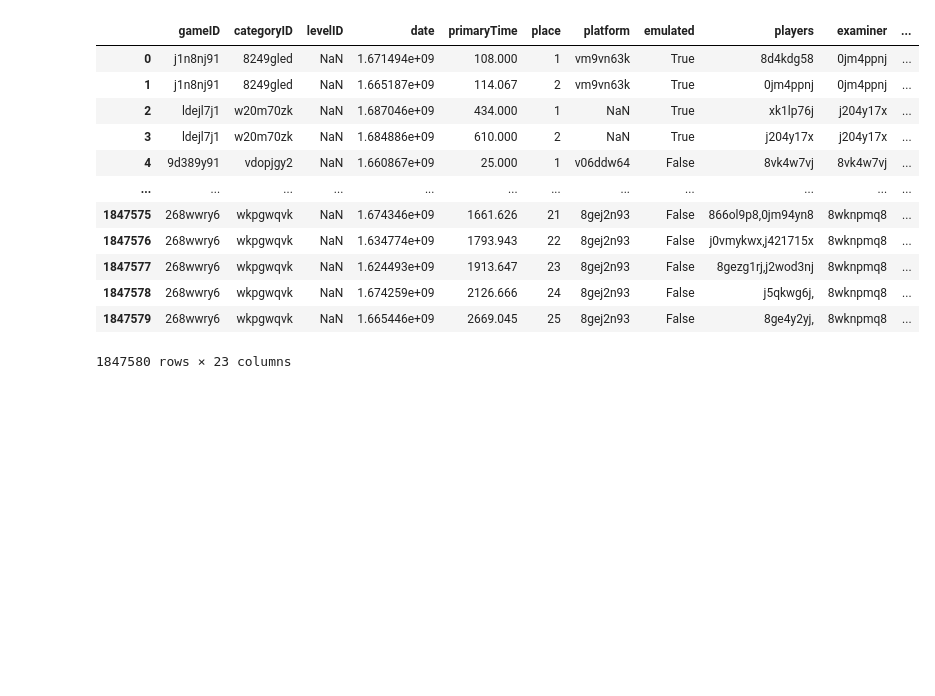
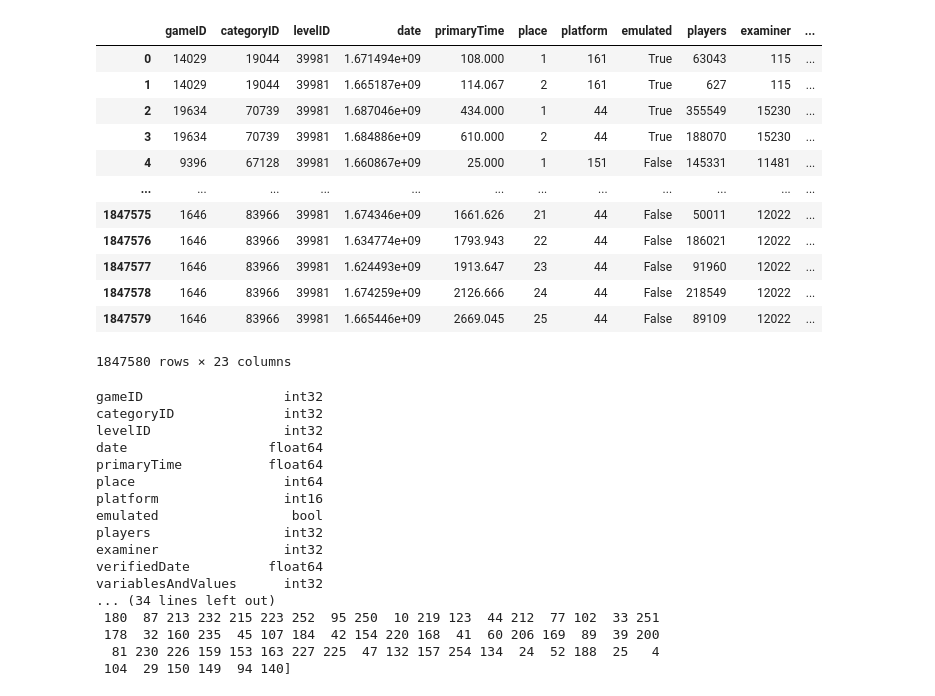
Before and after one commit to bigguyhere/CS513GroupProject, a Jupyter notebook: main.ipynb, the cells around one changed output. Cells and saved outputs as stored; diff of their text form; code cells hidden in the pictures; blank space fills up the shorter version.

Commit message:
Added efficient string to integer pre-processing

```diff
--- a/main.ipynb
+++ b/main.ipynb
@@ -5,14 +5,18 @@ import os
 from IPython.display import display
 # %%
 # Read and join tables
+dir = os.getcwd()
 
-leaderboards = pds.read_csv(os.path.join(os.getcwd(),"data\\v1\\leaderboards-data.csv"), parse_dates=['date', 'verifiedDate'])
-games = pds.read_csv(os.path.join(os.getcwd(),"data\\v1\\games-data.csv"), parse_dates=['releaseDate', 'createdDate'])
-users = pds.read_csv(os.path.join(os.getcwd(),"data\\v1\\users-data.csv"), parse_dates=['signupDate'])
+leaderboards = pds.read_csv(os.path.join(dir,"data\\v1\\leaderboards-data.csv"), parse_dates=['date', 'verifiedDate'])
+games = pds.read_csv(os.path.join(dir,"data\\v1\\games-data.csv"), parse_dates=['releaseDate', 'createdDate'])
+users = pds.read_csv(os.path.join(dir,"data\\v1\\users-data.csv"), parse_dates=['signupDate'])
 
 data_frame = leaderboards.merge(games, left_on="gameID", right_on="ID", how="left")
 data_frame = data_frame.merge(users, left_on="players", right_on="ID", how="left")
 
+for col in data_frame.columns[data_frame.dtypes == 'object']:
+    data_frame[col] = data_frame[col].astype('category')
+
 target = data_frame['emulated']
 data_frame = data_frame.drop(columns=['runID', 'ID_x'])
 data_frame = data_frame.rename(columns={'name_x': 'gameName', 'URL': 'gameURL', 'ID_y': 'userID', 'name_y': 'username'})
@@ -43,49 +65,66 @@ def replaceNaNsWithMostFrequent(value):
 
 def replaceNaNsWithMean(value):
     return value.fillna(value.mean())
 
-def mapValuesToIntegers(values):
-    uniqueValues = values.unique()
-    valueMappings = dict(zip(uniqueValues, range(len(uniqueValues))))
-    return values.replace(valueMappings)
+def mapValuesToIntegers(value):
+    return value.cat.codes
 
 def convertToUNIXTimestamp(date):
     return (date.fillna("1970-01-01").astype('int64') // (10**9)).replace(0, np.NaN)
-
-data_frame[['location']] = data_frame[['location']].apply(replaceNaNsWithMostFrequent)
-data_frame[['location']] = data_frame[['location']].apply(mapValuesToIntegers)
 
 data_frame[['date',
             'verifiedDate',
             'releaseDate',
             'createdDate',
             'signupDate']] = data_frame[['date',
                                          'verifiedDate',
                                          'releaseDate',
                                          'createdDate',
                                          'signupDate']].apply(convertToUNIXTimestamp)
 data_frame[['date',
             'verifiedDate',
             'releaseDate',
             'createdDate',
             'signupDate']] = data_frame[['date',
                                          'verifiedDate',
                                          'releaseDate',
                                          'createdDate',
                                          'signupDate']].apply(replaceNaNsWithMean)
 
+for col in data_frame.columns[data_frame.dtypes == 'category']:
+    data_frame[[col]] = data_frame[[col]].apply(replaceNaNsWithMostFrequent)
+    data_frame[[col]] = data_frame[[col]].apply(mapValuesToIntegers)
+
 display(data_frame)
+print(data_frame.dtypes)
 # %% [output]
 |  | gameID | categoryID | levelID | date | primaryTime | place | platform | emulated | players | examiner | ... |
-| 0 | j1n8nj91 | 8249gled | NaN | 1.671494e+09 | 108.000 | 1 | vm9vn63k | True | 8d4kdg58 | 0jm4ppnj | ... |
-| 1 | j1n8nj91 | 8249gled | NaN | 1.665187e+09 | 114.067 | 2 | vm9vn63k | True | 0jm4ppnj | 0jm4ppnj | ... |
-| 2 | ldejl7j1 | w20m70zk | NaN | 1.687046e+09 | 434.000 | 1 | NaN | True | xk1lp76j | j204y17x | ... |
-| 3 | ldejl7j1 | w20m70zk | NaN | 1.684886e+09 | 610.000 | 2 | NaN | True | j204y17x | j204y17x | ... |
-| 4 | 9d389y91 | vdopjgy2 | NaN | 1.660867e+09 | 25.000 | 1 | v06ddw64 | False | 8vk4w7vj | 8vk4w7vj | ... |
+| 0 | 14029 | 19044 | 39981 | 1.671494e+09 | 108.000 | 1 | 161 | True | 63043 | 115 | ... |
+| 1 | 14029 | 19044 | 39981 | 1.665187e+09 | 114.067 | 2 | 161 | True | 627 | 115 | ... |
+| 2 | 19634 | 70739 | 39981 | 1.687046e+09 | 434.000 | 1 | 44 | True | 355549 | 15230 | ... |
+| 3 | 19634 | 70739 | 39981 | 1.684886e+09 | 610.000 | 2 | 44 | True | 188070 | 15230 | ... |
+| 4 | 9396 | 67128 | 39981 | 1.660867e+09 | 25.000 | 1 | 151 | False | 145331 | 11481 | ... |
 | ... | ... | ... | ... | ... | ... | ... | ... | ... | ... | ... | ... |
-| 1847575 | 268wwry6 | wkpgwqvk | NaN | 1.674346e+09 | 1661.626 | 21 | 8gej2n93 | False | 866ol9p8,0jm94yn8 | 8wknpmq8 | ... |
-| 1847576 | 268wwry6 | wkpgwqvk | NaN | 1.634774e+09 | 1793.943 | 22 | 8gej2n93 | False | j0vmykwx,j421715x | 8wknpmq8 | ... |
-| 1847577 | 268wwry6 | wkpgwqvk | NaN | 1.624493e+09 | 1913.647 | 23 | 8gej2n93 | False | 8gezg1rj,j2wod3nj | 8wknpmq8 | ... |
-| 1847578 | 268wwry6 | wkpgwqvk | NaN | 1.674259e+09 | 2126.666 | 24 | 8gej2n93 | False | j5qkwg6j, | 8wknpmq8 | ... |
-| 1847579 | 268wwry6 | wkpgwqvk | NaN | 1.665446e+09 | 2669.045 | 25 | 8gej2n93 | False | 8ge4y2yj, | 8wknpmq8 | ... |
+| 1847575 | 1646 | 83966 | 39981 | 1.674346e+09 | 1661.626 | 21 | 44 | False | 50011 | 12022 | ... |
+| 1847576 | 1646 | 83966 | 39981 | 1.634774e+09 | 1793.943 | 22 | 44 | False | 186021 | 12022 | ... |
+| 1847577 | 1646 | 83966 | 39981 | 1.624493e+09 | 1913.647 | 23 | 44 | False | 91960 | 12022 | ... |
+| 1847578 | 1646 | 83966 | 39981 | 1.674259e+09 | 2126.666 | 24 | 44 | False | 218549 | 12022 | ... |
+| 1847579 | 1646 | 83966 | 39981 | 1.665446e+09 | 2669.045 | 25 | 44 | False | 89109 | 12022 | ... |
 1847580 rows × 23 columns
+gameID                  int32
+categoryID              int32
+levelID                 int32
+date                  float64
+primaryTime           float64
+place                   int64
+platform                int16
+emulated                 bool
+players                 int32
+examiner                int32
+verifiedDate          float64
+variablesAndValues      int32
+... (34 lines left out)
+ 180  87 213 232 215 223 252  95 250  10 219 123  44 212  77 102  33 251
+ 178  32 160 235  45 107 184  42 154 220 168  41  60 206 169  89  39 200
+  81 230 226 159 153 163 227 225  47 132 157 254 134  24  52 188  25   4
+ 104  29 150 149  94 140]
```
Also changed, not shown: parts of 1 cell of this notebook.
